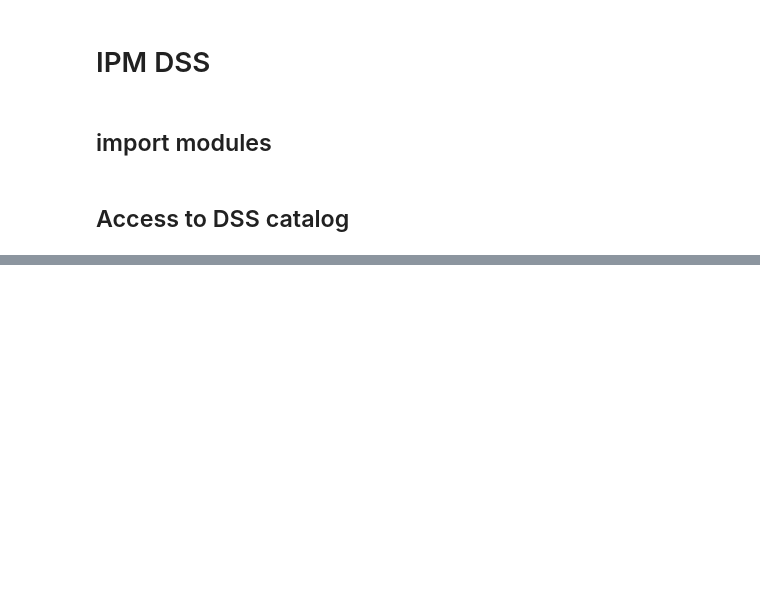
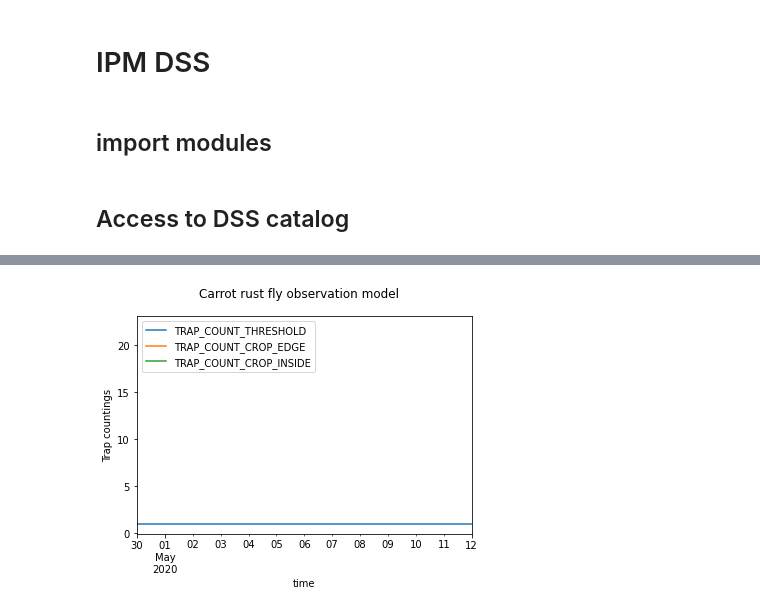
Before and after one commit to H2020-IPM-openalea/DSS, a Jupyter notebook: example/dss_demo.ipynb, the cells around one changed output, grey strips where cells are left out. Drawn from its saved outputs; the diff is of its cells as text; code cells hidden in the pictures; blank space fills up the shorter version.

```diff
--- a/example/dss_demo.ipynb
+++ b/example/dss_demo.ipynb
@@ -344,0 +95,3 @@ PSILAROBS.get_data_model(modelInput="model_input_fieldobservation.json")
+# %%
+psilarobs=h.get(dss="no.nibio.vips",model="PSILAROBSE")
+psilarobs.informations(display="")
@@ -344,0 +116,11 @@ PSILAROBS.get_data_model(modelInput="model_input_fieldobservation.json")
+# %%
+# field observation data
+
+data=df_reader_fieldObservation(longitude=11.025635,
+                                latitude=59.715791,
+                                timeZone="Europe/paris",sep=";",
+                                dayfirst=True,
+                                pestEPPOCode="PSILRO",
+                                cropEPPOCode="DAUCS")
+data
+data.attrs
@@ -344,0 +132,3 @@ PSILAROBS.get_data_model(modelInput="model_input_fieldobservation.json")
+# %%
+ds=psilarobs.run(fieldObservation=data)
+ds
@@ -344,0 +151,4 @@ PSILAROBS.get_data_model(modelInput="model_input_fieldobservation.json")
+# %%
+psilarobs.plot(ds)
+# %% [output]
+[figure, added]
```
Also changed, not shown: parts of 46 cells of this notebook, 2 other files.
